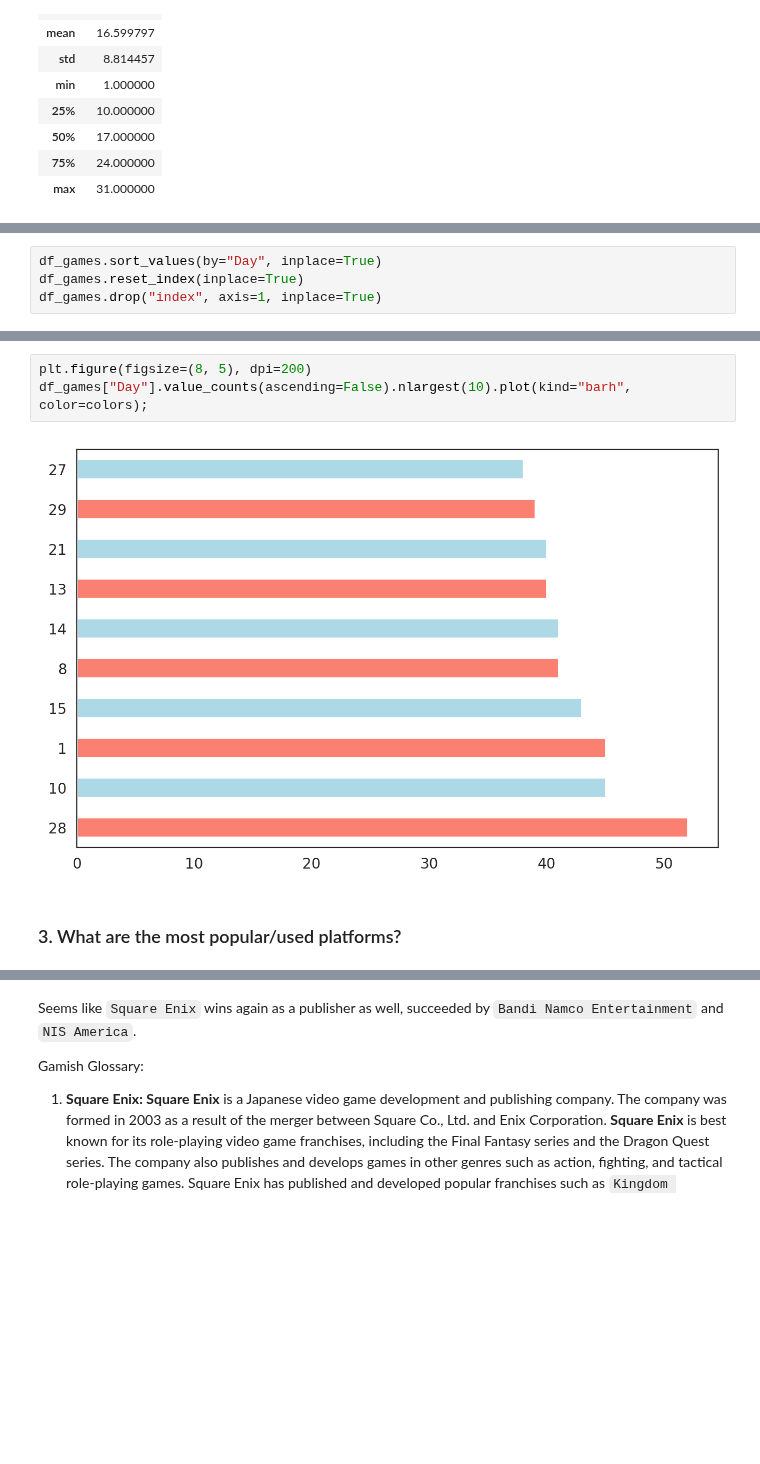
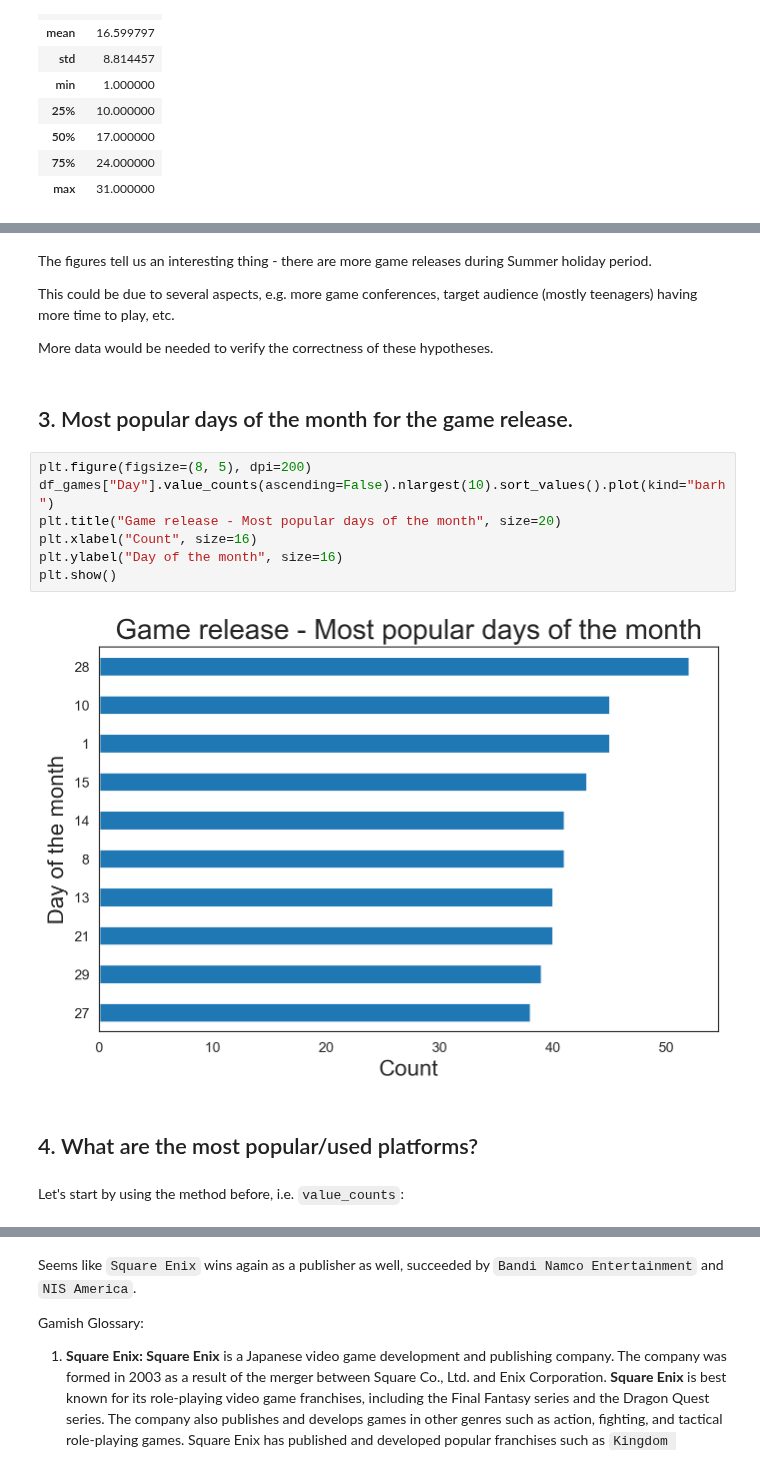
Before and after one commit to muhammadanas0716/Machine-Learning-101, a Jupyter notebook: Projects/(EDA) Video Games Released in 2022/(EDA) Video Games Relased in 2022.ipynb, the cells around one changed output, grey strips where cells are left out. Saved outputs shown, nothing was run; the diff lists cells and outputs as text; blank space fills up the shorter version.

Commit message:
Cleaning up and extending EDA on Game Releases (#82)

```diff
--- a/Projects/(EDA) Video Games Released in 2022/(EDA) Video Games Relased in 2022.ipynb
+++ b/Projects/(EDA) Video Games Released in 2022/(EDA) Video Games Relased in 2022.ipynb
@@ -137,4 +148,0 @@ df_games["Month"].value_counts(ascending=True).plot(linewidth=20, color=colors);
-# %%
-df_games.sort_values(by="Day", inplace=True)
-df_games.reset_index(inplace=True)
-df_games.drop("index", axis=1, inplace=True)
@@ -141,10 +166,24 @@ df_games.drop("index", axis=1, inplace=True)
+# %% [markdown]
+The figures tell us an interesting thing - there are more game releases during Summer holiday period.
+
+This could be due to several aspects, e.g. more game conferences, target audience (mostly teenagers) having more time to play, etc.
+
+More data would be needed to verify the correctness of these hypotheses.
+# %% [markdown]
+## 3. Most popular days of the month for the game release.
 # %%
 plt.figure(figsize=(8, 5), dpi=200)
-df_games["Day"].value_counts(ascending=False).nlargest(10).plot(kind="barh", color=colors);
+df_games["Day"].value_counts(ascending=False).nlargest(10).sort_values().plot(kind="barh")
+plt.title("Game release - Most popular days of the month", size=20)
+plt.xlabel("Count", size=16)
+plt.ylabel("Day of the month", size=16)
+plt.show()
 # %% [output]
-[figure, old version]
+[figure, new version]
 # %% [markdown]
-### 3. What are the most popular/used platforms?
+## 4. What are the most popular/used platforms?
+# %% [markdown]
+Let's start by using the method before, i.e. `value_counts`:
 # %%
 df_games["Platform(s)"].value_counts()
 # %% [output]
```
Also changed, not shown: parts of 58 cells of this notebook.
